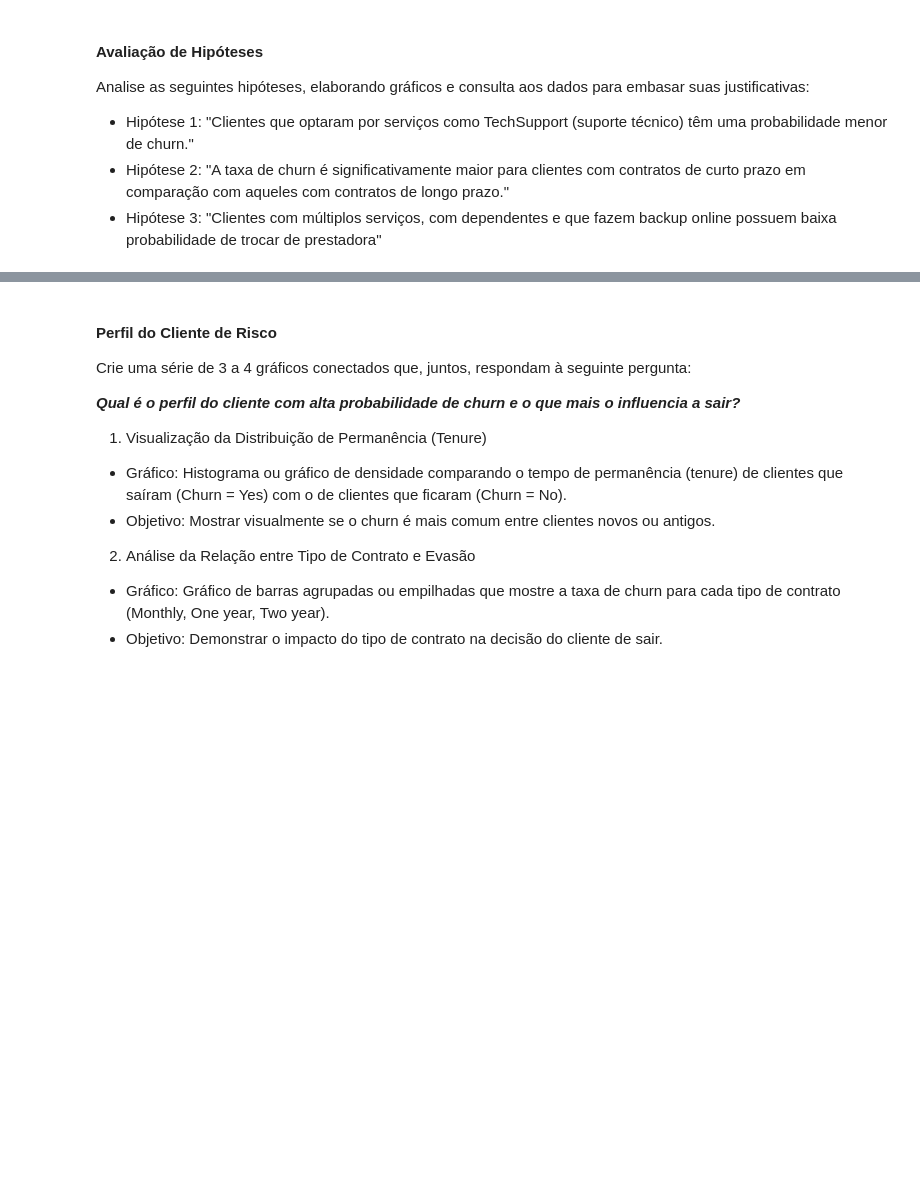
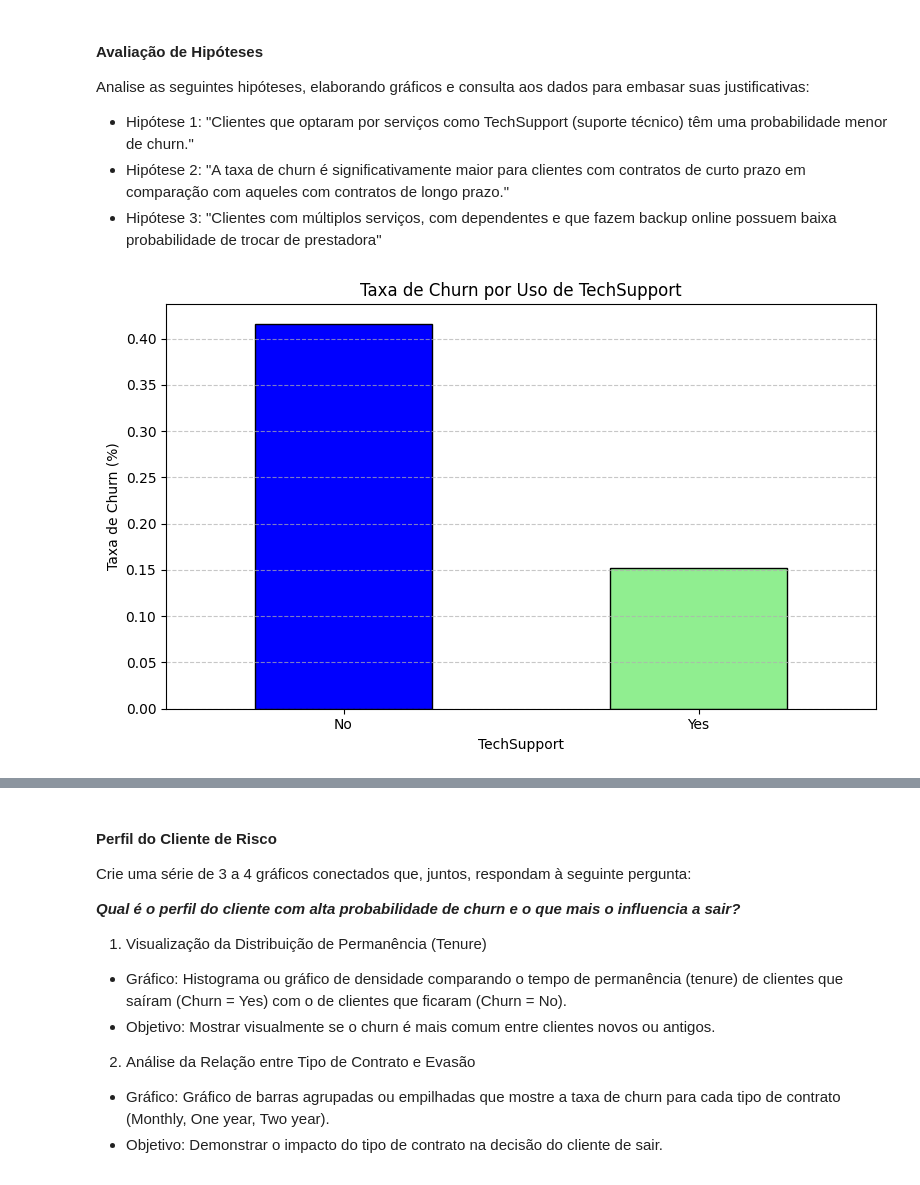
Before and after one commit to Panjota/RedesNeuraisArtificiais, a Jupyter notebook: RNA-2025.2-PP1.2.ipynb, the cells around one changed output, grey strips where cells are left out. Cells and saved outputs as stored; diff of their text form; code cells hidden in the pictures; blank space fills up the shorter version.

```diff
--- a/RNA-2025.2-PP1.2.ipynb
+++ b/RNA-2025.2-PP1.2.ipynb
@@ -203,3 +276,19 @@ Analise as seguintes hipóteses, elaborando gráficos e consulta aos dados para
 - Hipótese 1: "Clientes que optaram por serviços como TechSupport (suporte técnico) têm uma probabilidade menor de churn."
 - Hipótese 2: "A taxa de churn é significativamente maior para clientes com contratos de curto prazo em comparação com aqueles com contratos de longo prazo."
 - Hipótese 3: "Clientes com múltiplos serviços, com dependentes e que fazem backup online possuem baixa probabilidade de trocar de prestadora"
+# %%
+tech_churn = df.groupby('TechSupport')['Churn'].value_counts(normalize=True).unstack()['Yes']
+
+tech_churn = tech_churn[['No', 'Yes']]
+
+tech_churn.plot(kind='bar', color=['blue', 'lightgreen'], edgecolor='black', figsize=(8, 5))
+
+plt.title('Taxa de Churn por Uso de TechSupport')
+plt.ylabel('Taxa de Churn (%)')
+plt.xlabel('TechSupport')
+plt.xticks(rotation=0)
+plt.grid(axis='y', linestyle='--', alpha=0.7)
+plt.tight_layout()
+plt.show()
+# %% [output]
+[figure, added]
```
Also changed, not shown: parts of 21 cells of this notebook.
